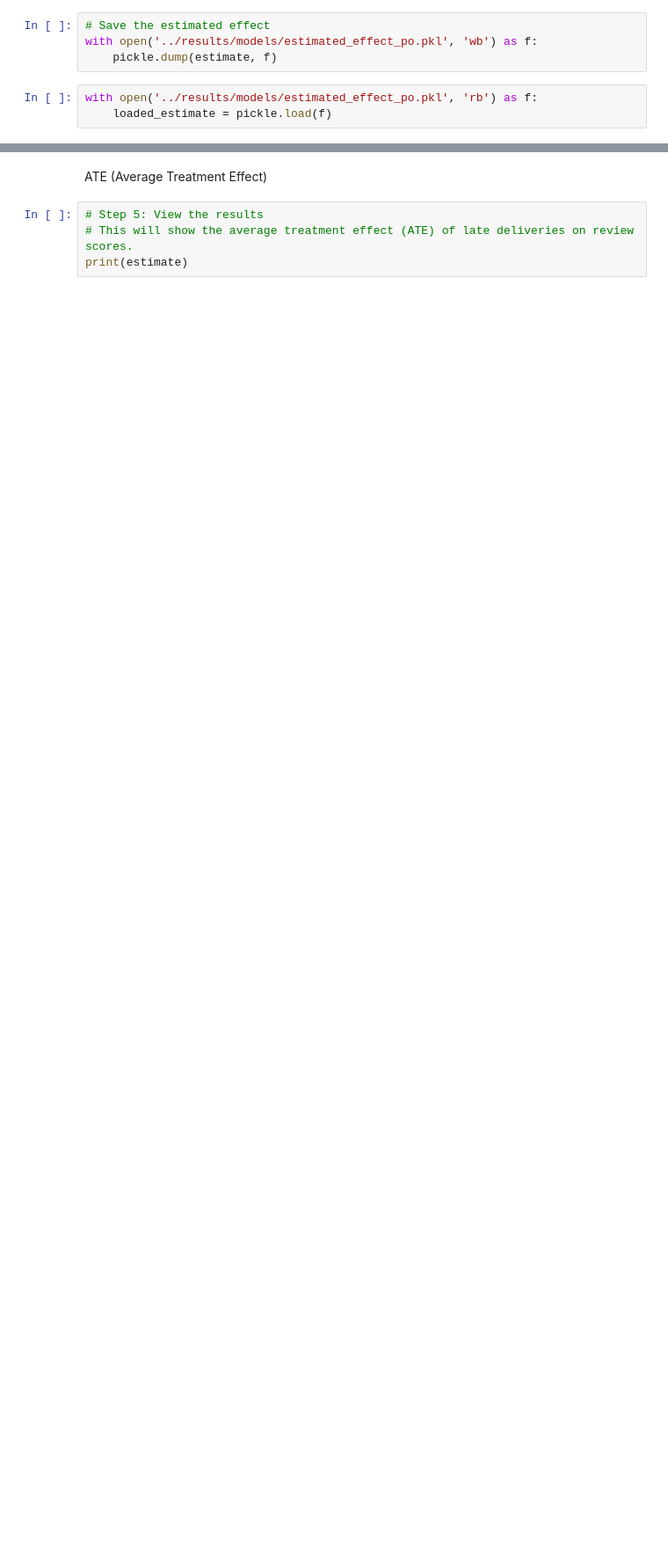
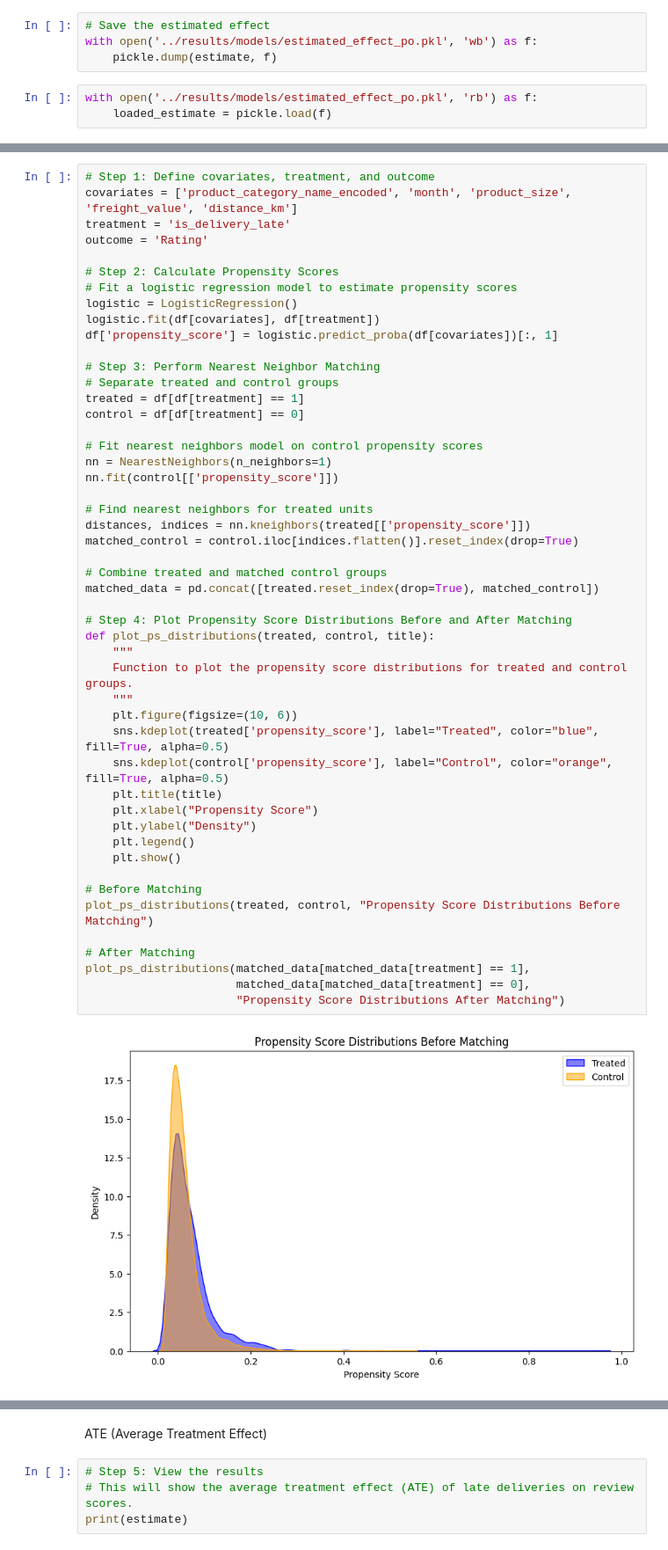
Before and after one commit to menni99/causal-attribution-analysis, a Jupyter notebook: notebooks/model-development.ipynb, the cells around one changed output, grey strips where cells are left out. Shown at 88% size. Cells and saved outputs as stored; diff of their text form; blank space fills up the shorter version.

Commit message:
Save changes to model-development.ipynb

```diff
--- a/notebooks/model-development.ipynb
+++ b/notebooks/model-development.ipynb
@@ -95,0 +100,51 @@ Increasing the treatment variable(s) [is_delivery_late] from 0 to 1 causes an in
+# %%
+# Step 1: Define covariates, treatment, and outcome
+covariates = ['product_category_name_encoded', 'month', 'product_size', 'freight_value', 'distance_km']
+treatment = 'is_delivery_late'
+outcome = 'Rating'
+
+# Step 2: Calculate Propensity Scores
+# Fit a logistic regression model to estimate propensity scores
+logistic = LogisticRegression()
+logistic.fit(df[covariates], df[treatment])
+df['propensity_score'] = logistic.predict_proba(df[covariates])[:, 1]
+
+# Step 3: Perform Nearest Neighbor Matching
+# Separate treated and control groups
+treated = df[df[treatment] == 1]
+control = df[df[treatment] == 0]
+
+# Fit nearest neighbors model on control propensity scores
+nn = NearestNeighbors(n_neighbors=1)
+nn.fit(control[['propensity_score']])
+
+# Find nearest neighbors for treated units
+distances, indices = nn.kneighbors(treated[['propensity_score']])
+matched_control = control.iloc[indices.flatten()].reset_index(drop=True)
+
+# Combine treated and matched control groups
+matched_data = pd.concat([treated.reset_index(drop=True), matched_control])
+
+# Step 4: Plot Propensity Score Distributions Before and After Matching
+def plot_ps_distributions(treated, control, title):
+    """
+    Function to plot the propensity score distributions for treated and control groups.
+    """
+    plt.figure(figsize=(10, 6))
+    sns.kdeplot(treated['propensity_score'], label="Treated", color="blue", fill=True, alpha=0.5)
+    sns.kdeplot(control['propensity_score'], label="Control", color="orange", fill=True, alpha=0.5)
+    plt.title(title)
+    plt.xlabel("Propensity Score")
+    plt.ylabel("Density")
+    plt.legend()
+    plt.show()
+
+# Before Matching
+plot_ps_distributions(treated, control, "Propensity Score Distributions Before Matching")
+
+# After Matching
+plot_ps_distributions(matched_data[matched_data[treatment] == 1],
+                      matched_data[matched_data[treatment] == 0],
+                      "Propensity Score Distributions After Matching")
+# %% [output]
+[figure, added]
```
Also changed, not shown: parts of 17 cells of this notebook.
